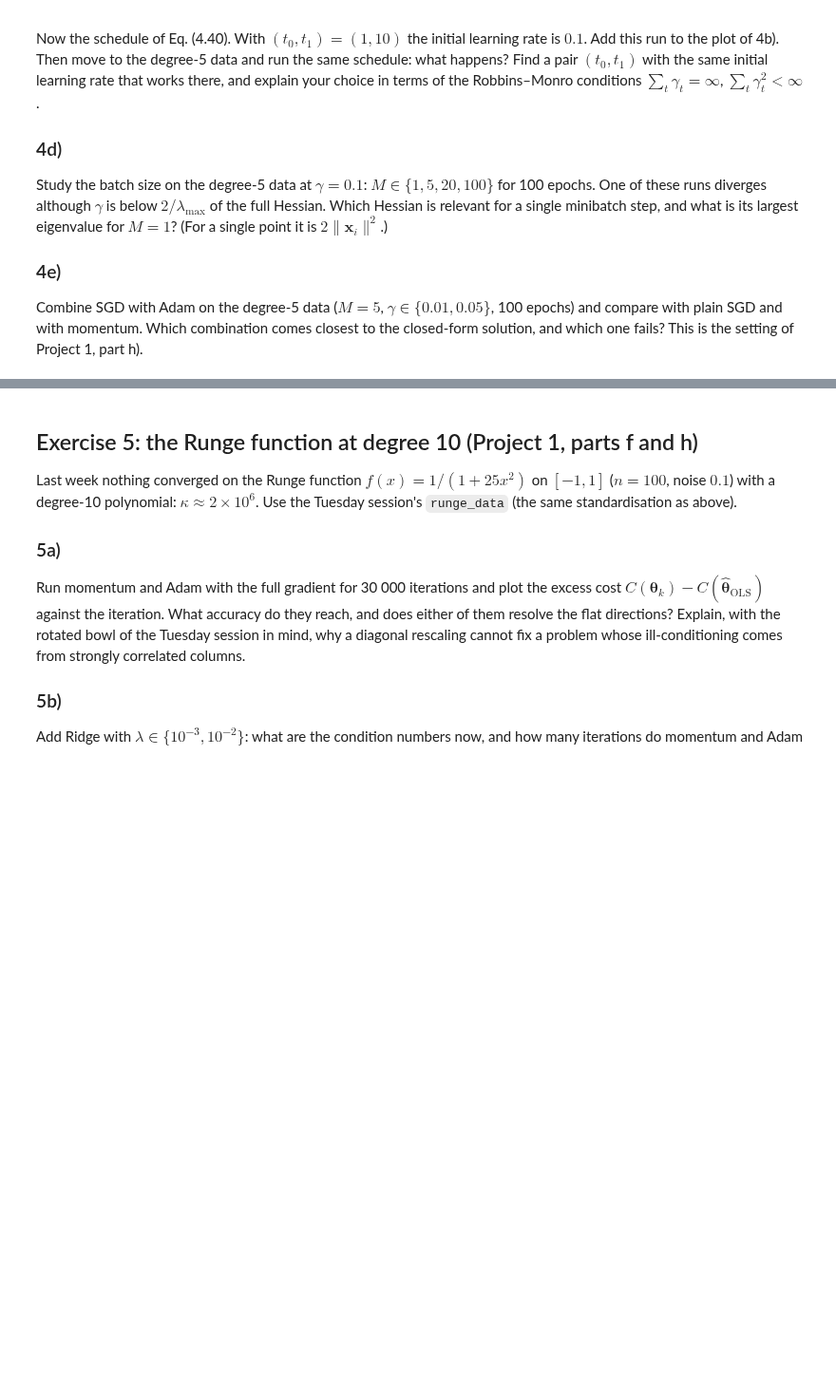
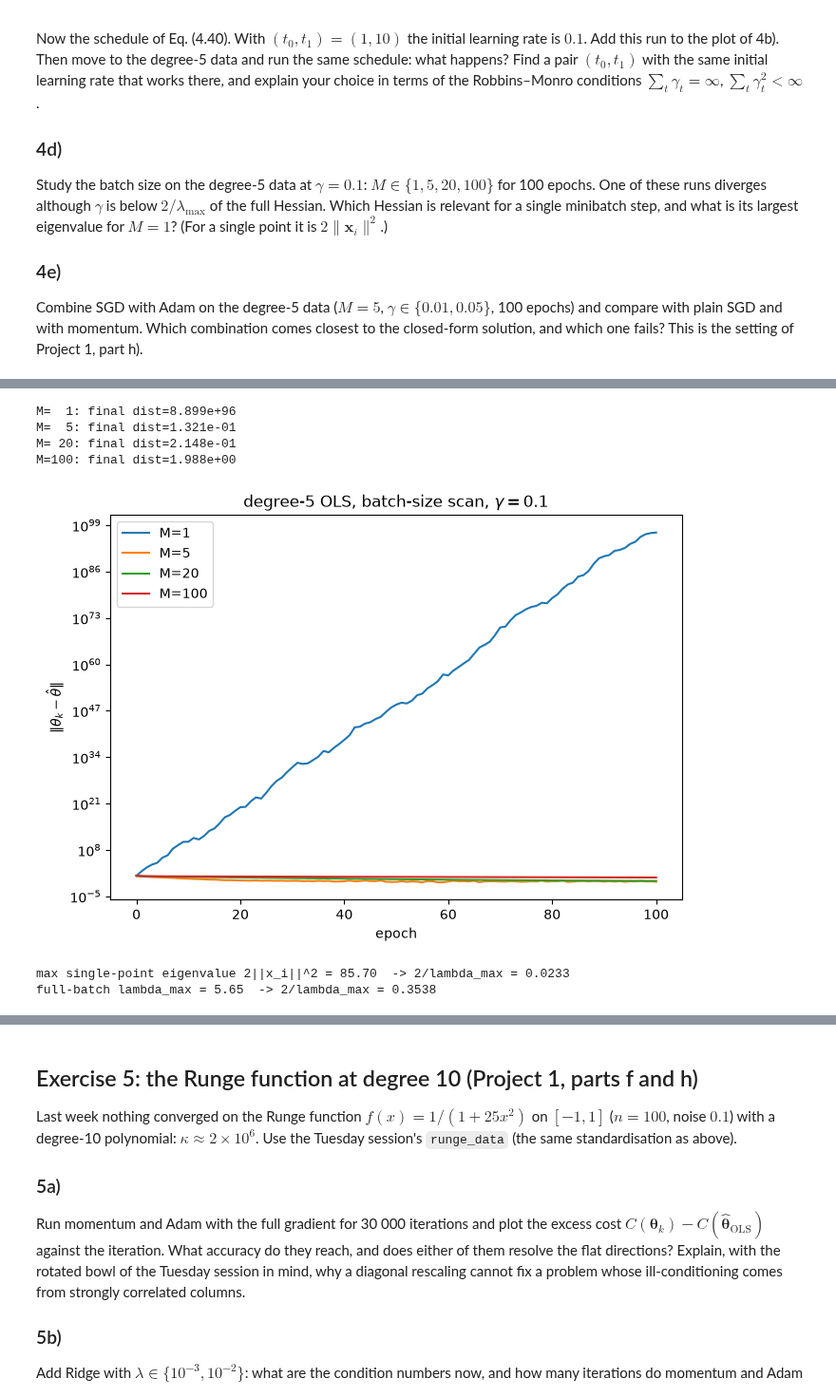
Before and after one commit to SigurdRiseth/FYS-STK4155-exercises, a Jupyter notebook: solutions/week38/exercisesweek38.ipynb, the cells around one changed output, grey strips where cells are left out. Shown at 95% size. Saved outputs shown, nothing was run; the diff lists cells and outputs as text; code cells hidden in the pictures; blank space fills up the shorter version.

```diff
--- a/solutions/week38/exercisesweek38.ipynb
+++ b/solutions/week38/exercisesweek38.ipynb
@@ -480,0 +655,23 @@ setting of Project 1, part h).
+# %%
+# Your code for exercise 4 here
+
+theta_fixed = np.array([0.0, 3.0])
+X, y = X2, y2
+n = len(X)
+full_grad = gradient(theta_fixed, X, y)
+print("full gradient:", full_grad)
+
+rng = np.random.default_rng(0)
+n_trials = 5000
+stds = {}
+for M in (1, 5, 25):
+    grads = np.array([gradient(theta_fixed, X[idx], y[idx])
+                       for idx in (rng.choice(n, M, replace=False) for _ in range(n_trials))])
+    mean, std = grads.mean(axis=0), grads.std(axis=0)
+    stds[M] = np.linalg.norm(std)
+    print(f"M={M:2d}: mean={mean}, std={std}, |std|={stds[M]:.4f}")
+
+Ms = np.array(list(stds))
+s = np.array(list(stds.values()))
+print("|std(1)|/|std(M)|      :", s[0] / s)
+print("sqrt(M)  (predicted)   :", np.sqrt(Ms))
@@ -480,0 +794,26 @@ setting of Project 1, part h).
+# %%
+X, y = X5, y5
+theta_hat = closed_form(X, y)
+
+fig, ax = plt.subplots(figsize=(7, 5))
+for M in (1, 5, 20, 100):
+    hist = sgd(X, y, method="plain", n_epochs=100, batch_size=M, gamma=0.1)
+    dist = np.linalg.norm(hist - theta_hat, axis=1)
+    ax.semilogy(dist, label=f"M={M}")
+    print(f"M={M:3d}: final dist={dist[-1]:.3e}")
+ax.set(xlabel="epoch", ylabel=r"$\|\theta_k-\hat\theta\|$", title=r"degree-5 OLS, batch-size scan, $\gamma=0.1$")
+ax.legend()
+plt.tight_layout(); plt.show()
+
+single_point_eigs = np.array([2 * np.dot(x, x) for x in X])
+print(f"\nmax single-point eigenvalue 2||x_i||^2 = {single_point_eigs.max():.2f}  "
+      f"-> 2/lambda_max = {2 / single_point_eigs.max():.4f}")
+print(f"full-batch lambda_max = {hessian_eigs(X).max():.2f}  -> 2/lambda_max = {2 / hessian_eigs(X).max():.4f}")
+# %% [output]
+M=  1: final dist=8.899e+96
+M=  5: final dist=1.321e-01
+M= 20: final dist=2.148e-01
+M=100: final dist=1.988e+00
+[figure, added]
+max single-point eigenvalue 2||x_i||^2 = 85.70  -> 2/lambda_max = 0.0233
+full-batch lambda_max = 5.65  -> 2/lambda_max = 0.3538
```
Also changed, not shown: parts of 26 cells of this notebook.
